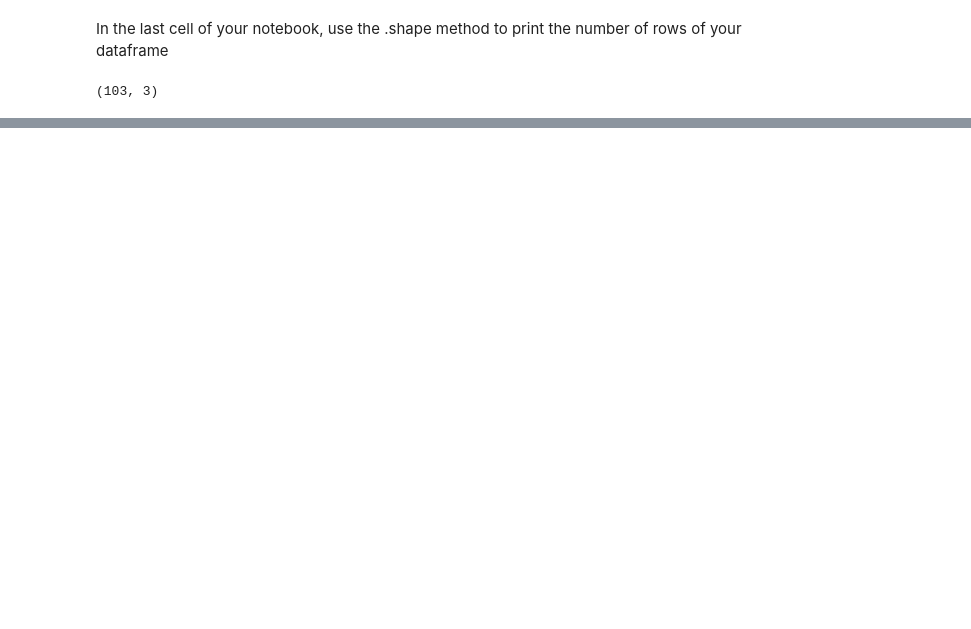
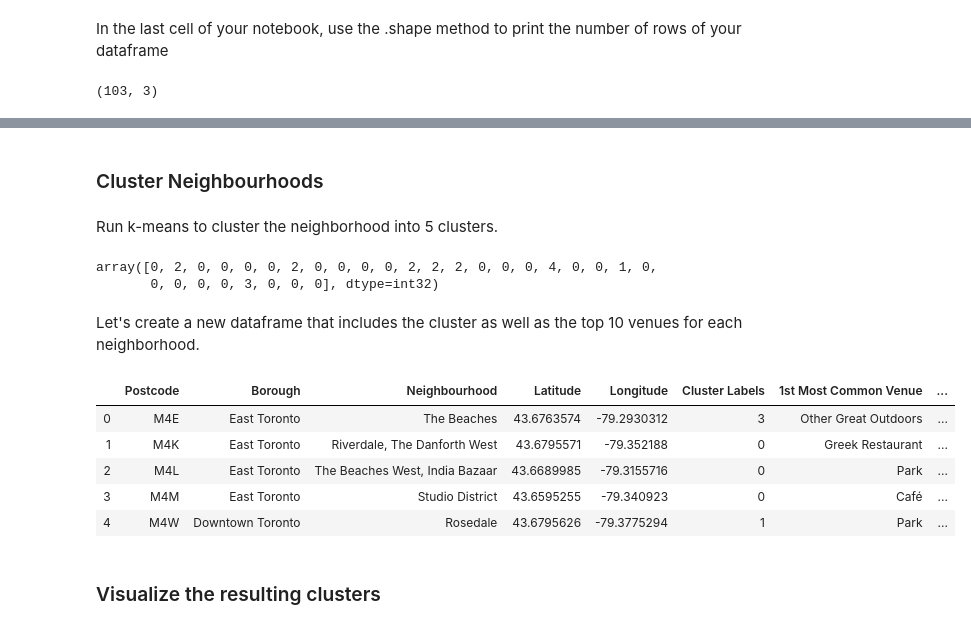
Before and after one commit to MargRoj/Capstone, a Jupyter notebook: Week 3 - Applied data Science Capstone (City Data).ipynb, the cells around one changed output, grey strips where cells are left out. Cells and saved outputs as stored; diff of their text form; code cells hidden in the pictures; blank space fills up the shorter version.

```diff
--- a/Week 3 - Applied data Science Capstone (City Data).ipynb
+++ b/Week 3 - Applied data Science Capstone (City Data).ipynb
@@ -96,0 +266,5 @@ df1.shape
+# %%
+to_venues = getNearbyVenues(names=to_data['Neighbourhood'],
+                                   latitudes=to_data['Latitude'],
+                                   longitudes=to_data['Longitude']
+                                  )
@@ -96,0 +339,3 @@ df1.shape
+# %%
+to_grouped = to_onehot.groupby('Neighbourhood').mean().reset_index()
+to_grouped.head()
@@ -96,0 +352,12 @@ df1.shape
+# %%
+num_top_venues = 5
+
+for hood in to_grouped['Neighbourhood']:
+    print("----"+hood+"----")
+    temp = to_grouped[to_grouped['Neighbourhood'] == hood].T.reset_index()
+    temp.columns = ['venue','freq']
+    temp = temp.iloc[1:]
+    temp['freq'] = temp['freq'].astype(float)
+    temp = temp.round({'freq': 2})
+    print(temp.sort_values('freq', ascending=False).reset_index(drop=True).head(num_top_venues))
+    print('\n')
@@ -96,0 +429,39 @@ df1.shape
+# %% [markdown]
+### Cluster Neighbourhoods
+# %% [markdown]
+Run k-means to cluster the neighborhood into 5 clusters.
+# %%
+# set number of clusters
+kclusters = 5
+
+to_grouped_clustering = to_grouped.drop('Neighbourhood', 1)
+
+# run k-means clustering
+kmeans = KMeans(n_clusters=kclusters, random_state=0).fit(to_grouped_clustering)
+
+# check cluster labels generated for each row in the dataframe
+kmeans.labels_[0:]
+# %% [output]
+array([0, 2, 0, 0, 0, 0, 2, 0, 0, 0, 0, 2, 2, 2, 0, 0, 0, 4, 0, 0, 1, 0,
+       0, 0, 0, 0, 3, 0, 0, 0], dtype=int32)
+# %% [markdown]
+Let's create a new dataframe that includes the cluster as well as the top 10 venues for each neighborhood.
+# %%
+# add clustering labels
+neighbourhoods_venues_sorted.insert(0, 'Cluster Labels', kmeans.labels_)
+
+to_merged = to_data
+
+# merge toronto_grouped with toronto_data to add latitude/longitude for each neighbourhood
+to_merged = to_merged.join(neighbourhoods_venues_sorted.set_index('Neighbourhood'), on='Neighbourhood')
+
+to_merged.head() # check the last columns!
+# %% [output]
+|  | Postcode | Borough | Neighbourhood | Latitude | Longitude | Cluster Labels | 1st Most Common Venue | ... |
+| 0 | M4E | East Toronto | The Beaches | 43.6763574 | -79.2930312 | 3 | Other Great Outdoors | ... |
+| 1 | M4K | East Toronto | Riverdale, The Danforth West | 43.6795571 | -79.352188 | 0 | Greek Restaurant | ... |
+| 2 | M4L | East Toronto | The Beaches West, India Bazaar | 43.6689985 | -79.3155716 | 0 | Park | ... |
+| 3 | M4M | East Toronto | Studio District | 43.6595255 | -79.340923 | 0 | Café | ... |
+| 4 | M4W | Downtown Toronto | Rosedale | 43.6795626 | -79.3775294 | 1 | Park | ... |
+# %% [markdown]
+### Visualize the resulting clusters
```
Also changed, not shown: parts of 43 cells of this notebook.
